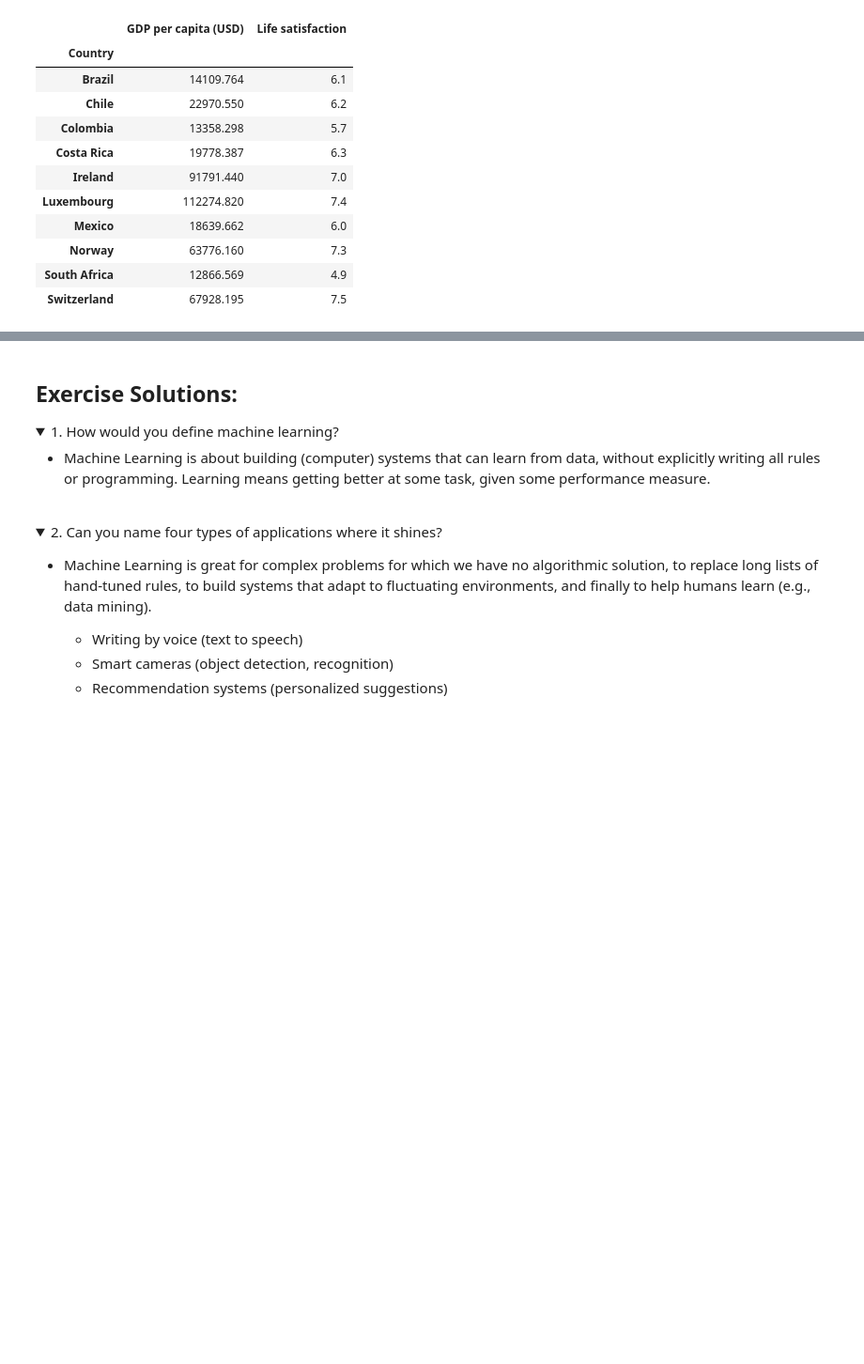
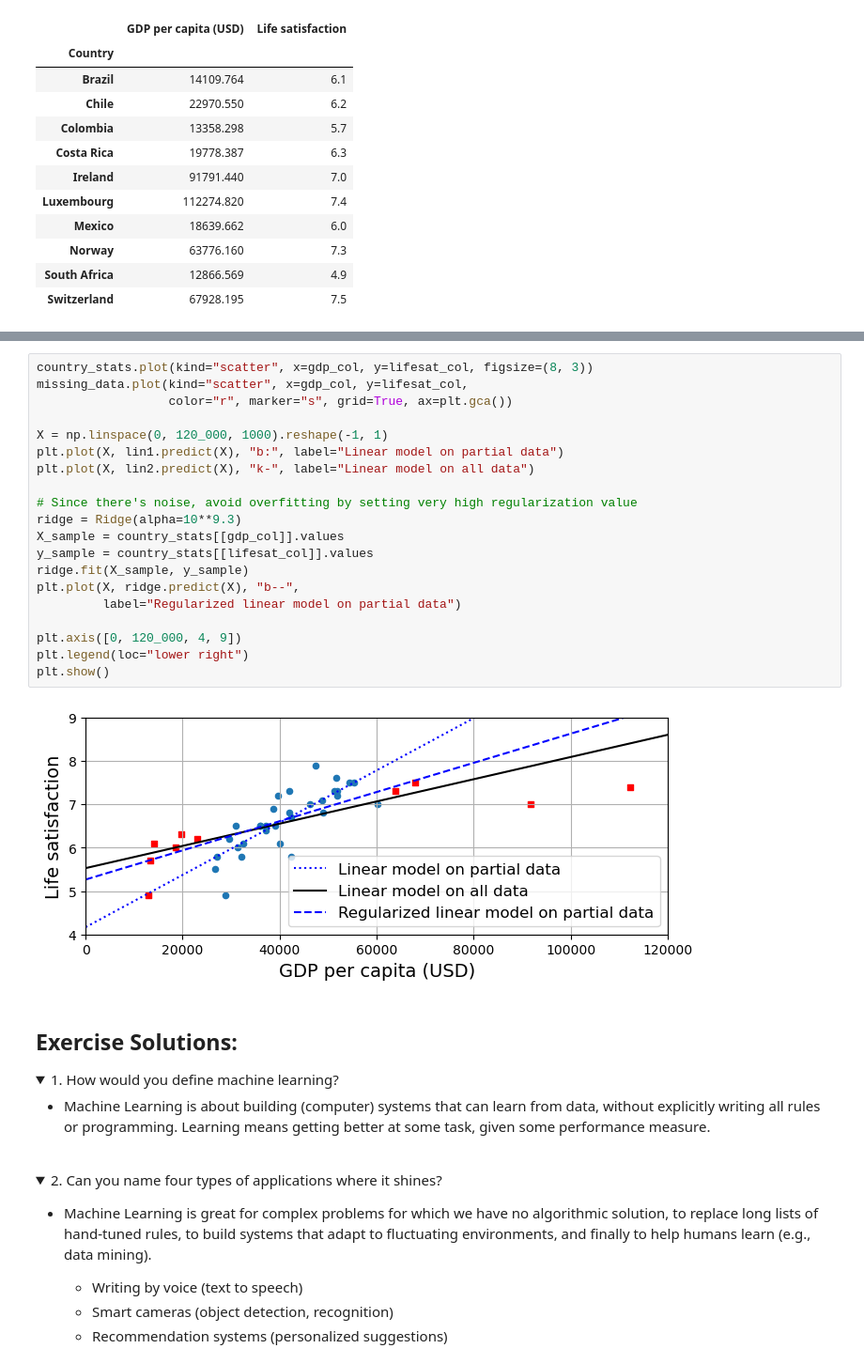
Before and after one commit to Jonikulov/Hands-On-Machine-Learning-3, a Jupyter notebook: 01. The Machine Learning Landscape.ipynb, the cells around one changed output, grey strips where cells are left out. Shown at 94% size. Saved outputs shown, nothing was run; the diff lists cells and outputs as text; folded sections open; blank space fills up the shorter version.

```diff
--- a/01. The Machine Learning Landscape.ipynb
+++ b/01. The Machine Learning Landscape.ipynb
@@ -479,3 +494,25 @@ plt.show()
+# %%
+country_stats.plot(kind="scatter", x=gdp_col, y=lifesat_col, figsize=(8, 3))
+missing_data.plot(kind="scatter", x=gdp_col, y=lifesat_col,
+                  color="r", marker="s", grid=True, ax=plt.gca())
+
+X = np.linspace(0, 120_000, 1000).reshape(-1, 1)
+plt.plot(X, lin1.predict(X), "b:", label="Linear model on partial data")
+plt.plot(X, lin2.predict(X), "k-", label="Linear model on all data")
+
+# Since there's noise, avoid overfitting by setting very high regularization value
+ridge = Ridge(alpha=10**9.3)
+X_sample = country_stats[[gdp_col]].values
+y_sample = country_stats[[lifesat_col]].values
+ridge.fit(X_sample, y_sample)
+plt.plot(X, ridge.predict(X), "b--",
+         label="Regularized linear model on partial data")
+
+plt.axis([0, 120_000, 4, 9])
+plt.legend(loc="lower right")
+plt.show()
+# %% [output]
+[figure, added]
 # %% [markdown]
 ## Exercise Solutions:
 
```
Also changed, not shown: parts of 5 cells of this notebook.
